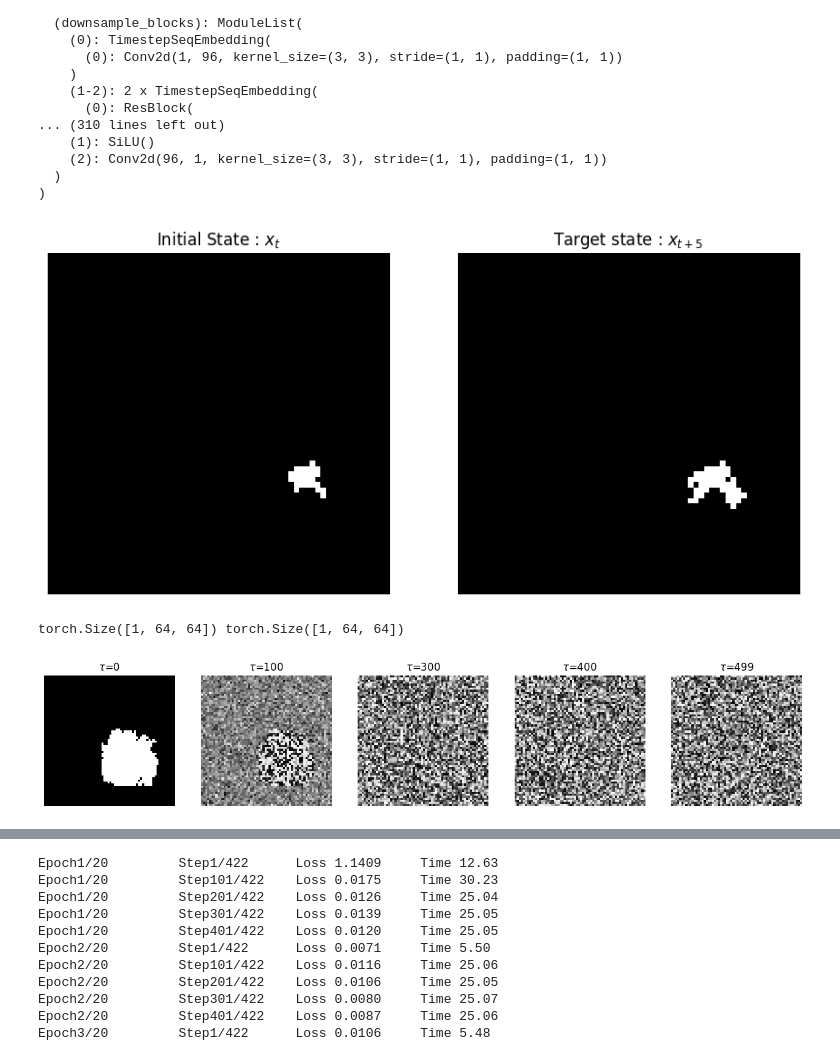
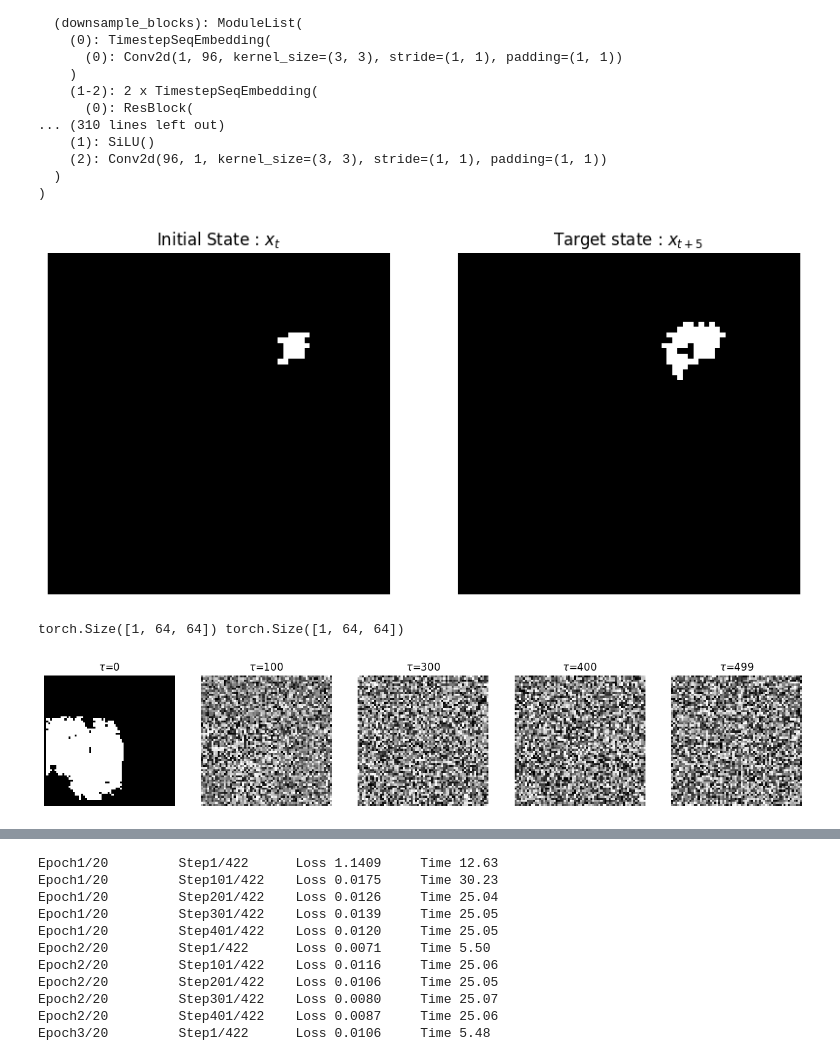
Before and after one commit to AnirbitGhosh/Msc-Project, a Jupyter notebook: src/model/ddpm/gde_image_conditioned.ipynb, the cells around one changed output, grey strips where cells are left out. Saved outputs shown, nothing was run; the diff lists cells and outputs as text; code cells hidden in the pictures.

```diff
--- a/src/model/ddpm/gde_image_conditioned.ipynb
+++ b/src/model/ddpm/gde_image_conditioned.ipynb
@@ -73,7 +73,7 @@ class CondSeqImageDataset(Dataset):
 
         return image, cond_image
 # %%
-batch_size = 32
+batch_size = 16
 timesteps = 500
 
 transform = transforms.Compose([
@@ -82,7 +82,7 @@ transform = transforms.Compose([
     # transforms.Resize(64)
 ])
 
-DATA_DIR = "C:/Users/Anirbit/Desktop/MSc/Ind Project/Msc-Project/data/simulated_bin_frames" # os.path.join(VOL_PATH, "diss_ag/data/simulated_bin_frames")
+DATA_DIR = "C:/Users/Anirbit/Desktop/MSc/Ind Project/Msc-Project/data/evaluation_data" # os.path.join(VOL_PATH, "diss_ag/data/simulated_bin_frames")
 RESULT_DIR = "C:/Users/Anirbit/Desktop/MSc/Ind Project/Msc-Project/results" # os.path.join(VOL_PATH, "diss_ag/results/")
 CKPT_DIR =  "C:/Users/Anirbit/Desktop/MSc/Ind Project/Msc-Project/results/ckpts" # os.path.join(VOL_PATH, "diss_ag/results/ckpts")
 
@@ -162,7 +162,7 @@ def plot_random_sample(dataset):
 # Assuming dataset is already created
 plot_random_sample(dataset)
 # %% [output]
-[figure, old version]
+[figure, new version]
 # %%
 random_idx = random.randint(0, len(dataset) - 1)
 # random_idx = 30
@@ -176,21 +176,21 @@ torch.Size([1, 64, 64]) torch.Size([1, 64, 64])
 # %%
 image = next(iter(train_loader))[0][0].squeeze()
 conditional = next(iter(train_loader))[1][0].squeeze()
 
 x_start = image.float()
 
-gaussian_diffusion = Diffusion(timesteps=500, noise_schedule='cosine')
+gaussian_diffusion = Diffusion(timesteps=500, noise_schedule='linear')
 
 plt.figure(figsize=(16, 5))
 for idx, t in enumerate([0, 100, 300, 400, 499]):
     x_noisy = gaussian_diffusion.q_sample(x_start.to(device), t=torch.tensor([t]).to(device))
     noisy_image = (x_noisy.squeeze() + 1) * 127.5
     if idx==0:
         noisy_image = (x_start.squeeze() + 1) * 127.5
     noisy_image = noisy_image.cpu().numpy().astype(np.uint8)
     plt.subplot(1, 5, 1 + idx)
     plt.imshow(noisy_image, cmap='gray')
     plt.axis("off")
     plt.title(f"$\\tau$={t}")
 # %% [output]
-[figure, old version]
+[figure, new version]
```
Also changed, not shown: parts of 8 cells of this notebook, 17 other files.
